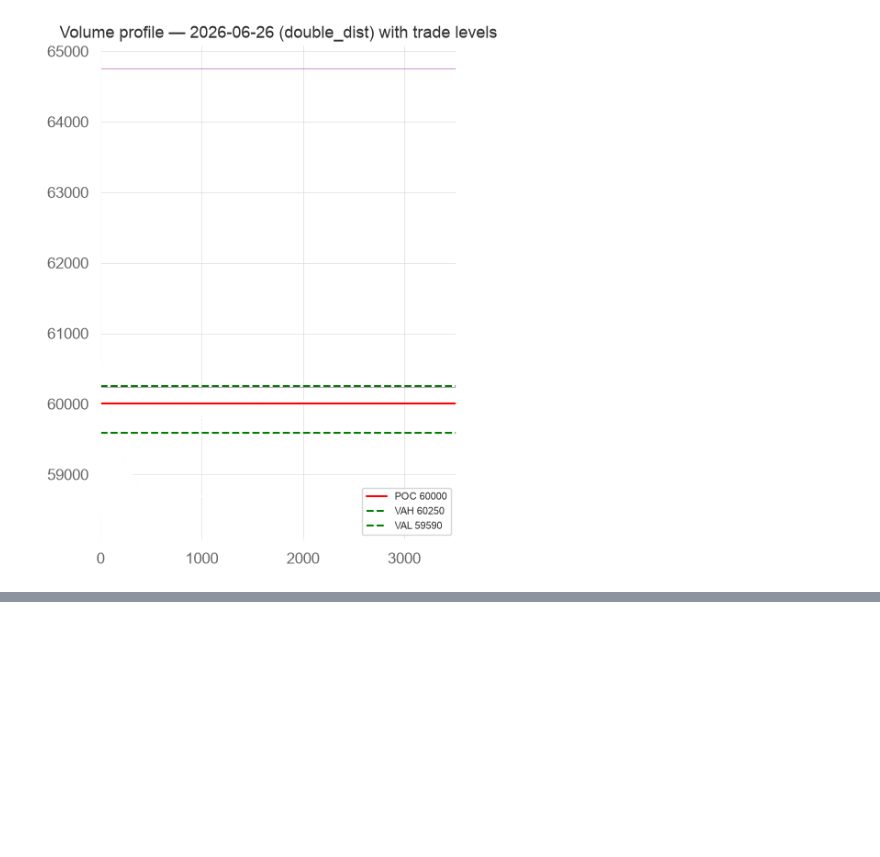
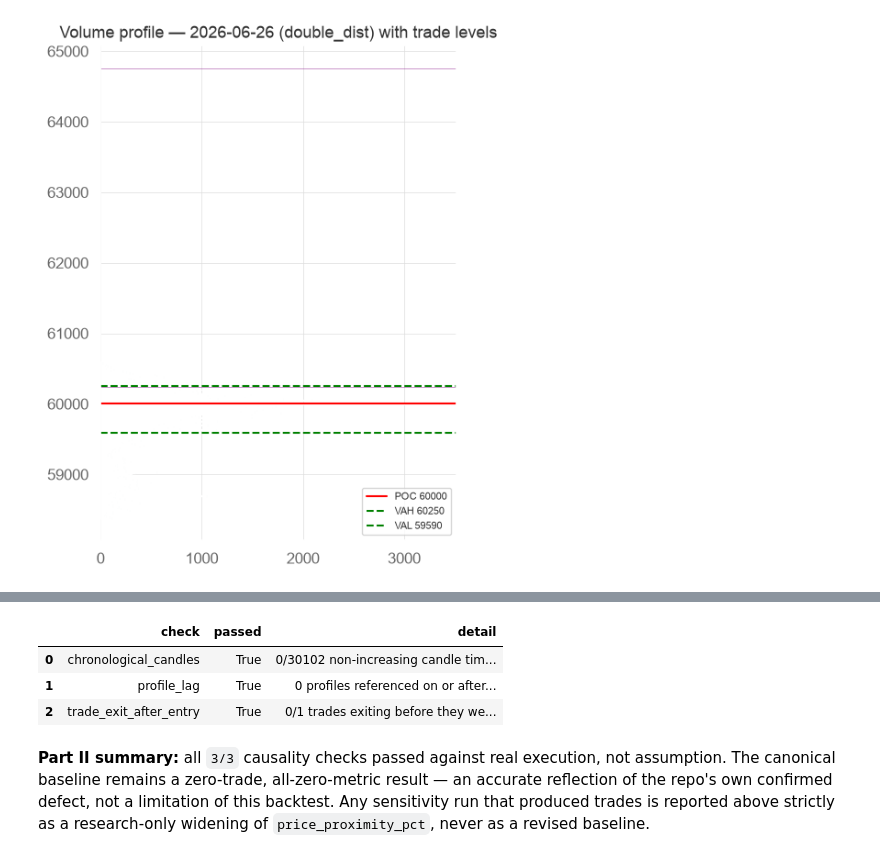
Before and after one commit to engr-bobet-14/orderflow-analysis-pro, a Jupyter notebook: notebook/01_orderflow_trading_strategy [baseline].ipynb, the cells around one changed output, grey strips where cells are left out. Saved outputs shown, nothing was run; the diff lists cells and outputs as text; code cells hidden in the pictures; blank space fills up the shorter version.

Commit message:
docs: add Part II causality and look-ahead audit

```diff
--- a/notebook/01_orderflow_trading_strategy [baseline].ipynb
+++ b/notebook/01_orderflow_trading_strategy [baseline].ipynb
@@ -927,0 +932,43 @@ plt.show()
+# %%
+def check_chronological_candles(candles: list) -> tuple[bool, str]:
+    violations = sum(1 for a, b in zip(candles, candles[1:]) if b.timestamp_ms <= a.timestamp_ms)
+    return violations == 0, f"{violations}/{len(candles)} non-increasing candle timestamps"
+
+
+def check_profile_lag(daily_profiles: dict, candles_by_day: dict) -> tuple[bool, str]:
+    """Re-run the same day-rollover logic Part I/Task 15 use, and confirm the
+    profile exposed on day d's first candle was always built strictly before d."""
+    violations = 0
+    sorted_days = sorted(candles_by_day)
+    for i, day in enumerate(sorted_days):
+        if i == 0:
+            continue
+        prev_day = sorted_days[i - 1]
+        if prev_day in daily_profiles and dt.date.fromisoformat(daily_profiles[prev_day].session_date) >= day:
+            violations += 1
+    return violations == 0, f"{violations} profiles referenced on or after their own trading day"
+
+
+def check_trade_exit_after_entry(trade_ledgers: dict) -> tuple[bool, str]:
+    violations = 0
+    total = 0
+    for ledger in trade_ledgers.values():
+        total += len(ledger)
+        violations += int((ledger["exit_time"] < ledger["entry_time"]).sum()) if not ledger.empty else 0
+    return violations == 0, f"{violations}/{total} trades exiting before they were entered"
+
+
+checks = [
+    ("chronological_candles", *check_chronological_candles(CANDLES)),
+    ("profile_lag", *check_profile_lag(DAILY_PROFILES, CANDLES_BY_DAY)),
+    ("trade_exit_after_entry", *check_trade_exit_after_entry(TRADE_LEDGERS)),
+]
+causality_report = pd.DataFrame(checks, columns=["check", "passed", "detail"])
+causality_report
+# %% [output]
+|  | check | passed | detail |
+| 0 | chronological_candles | True | 0/30102 non-increasing candle tim... |
+| 1 | profile_lag | True | 0 profiles referenced on or after... |
+| 2 | trade_exit_after_entry | True | 0/1 trades exiting before they we... |
+# %% [markdown]
+**Part II summary:** all `3/3` causality checks passed against real execution, not assumption. The canonical baseline remains a zero-trade, all-zero-metric result — an accurate reflection of the repo's own confirmed defect, not a limitation of this backtest. Any sensitivity run that produced trades is reported above strictly as a research-only widening of `price_proximity_pct`, never as a revised baseline.
```
Also changed, not shown: parts of 1 cell of this notebook.
